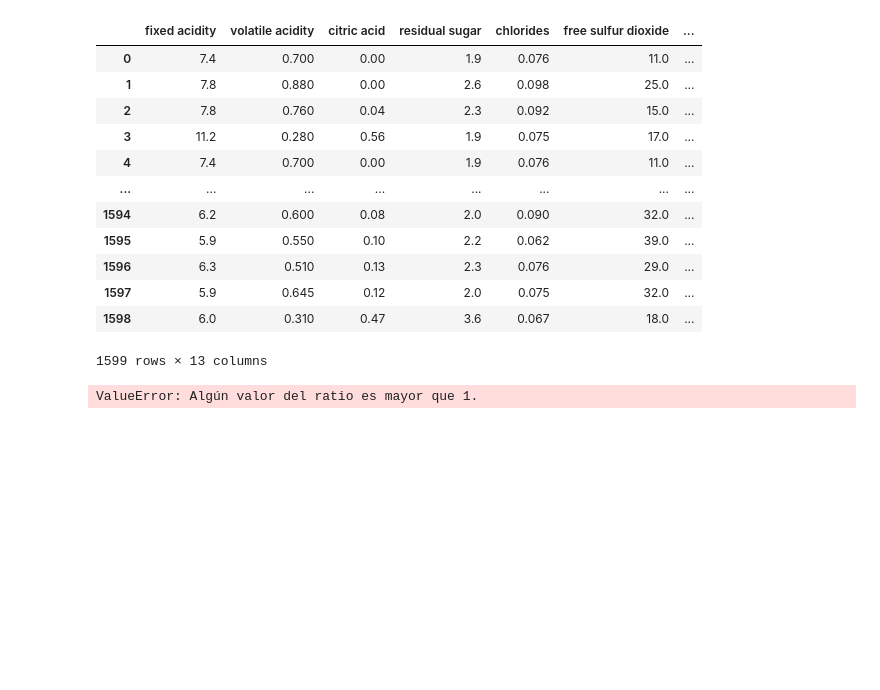
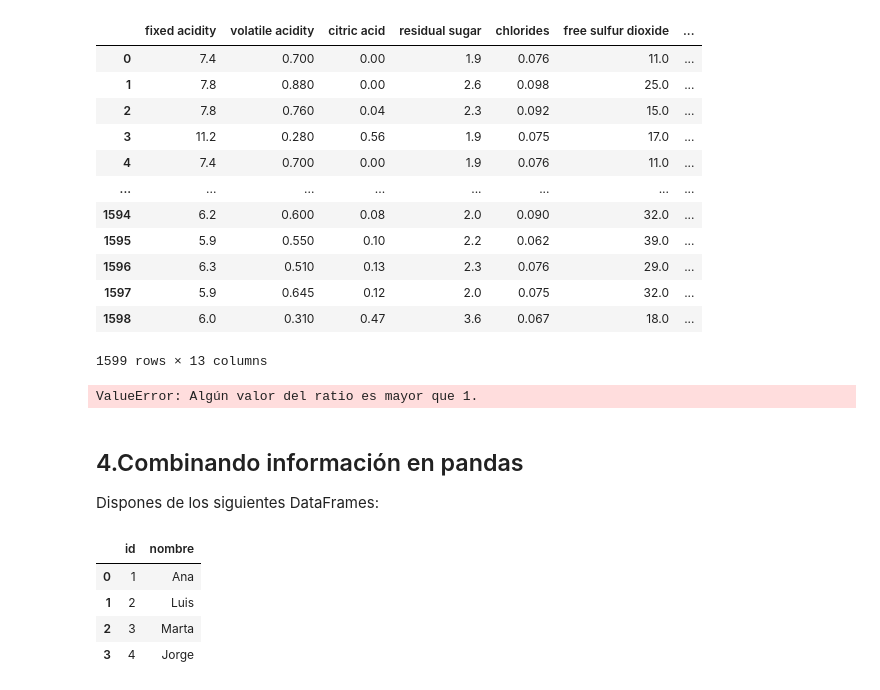
Before and after one commit to enricllorcamendoza-2002/ttad1, a Jupyter notebook: Entrega_2.ipynb, the cells around one changed output. Saved outputs shown, nothing was run; the diff lists cells and outputs as text; code cells hidden in the pictures; blank space fills up the shorter version.

```diff
--- a/Entrega_2.ipynb
+++ b/Entrega_2.ipynb
@@ -328,3 +328,7 @@ p2.calculaRatio(df, "total sulfur dioxide", "free sulfur dioxide") #Solución...
 p2.calculaRatio2(df, "total sulfur dioxide", "free sulfur dioxide") #Solución... Poner las columnas sin []
 # %% [output]
 ValueError: Algún valor del ratio es mayor que 1.
+# %% [markdown]
+## 4.Combinando información en pandas
+
+Dispones de los siguientes DataFrames:
@@ -330,0 +348,8 @@ ValueError: Algún valor del ratio es mayor que 1.
+# %%
+estudiantes
+# %% [output]
+|  | id | nombre |
+| 0 | 1 | Ana |
+| 1 | 2 | Luis |
+| 2 | 3 | Marta |
+| 3 | 4 | Jorge |
```
Also changed, not shown: parts of 8 cells of this notebook.
